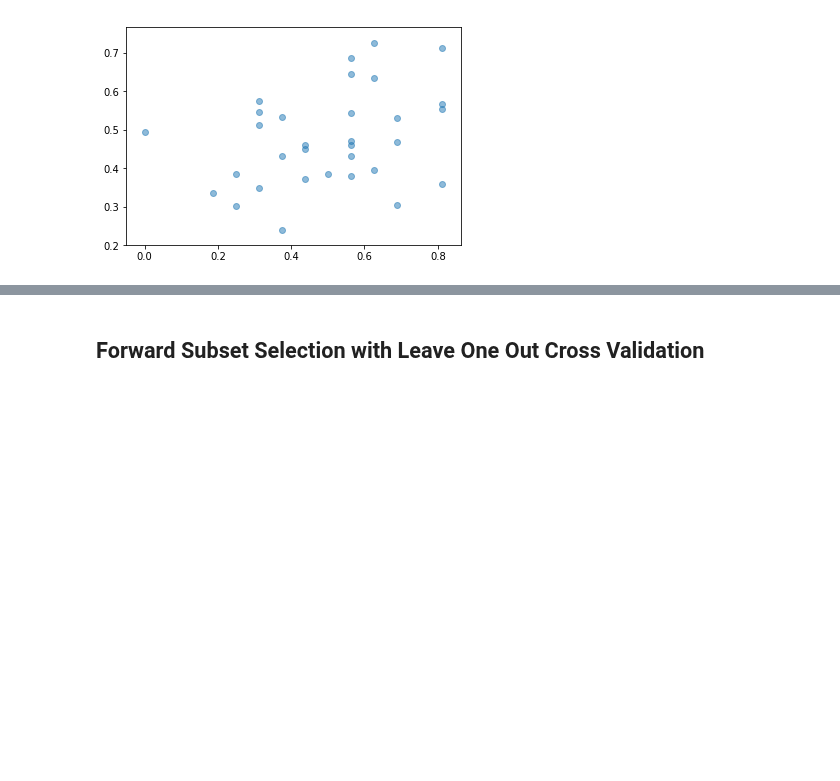
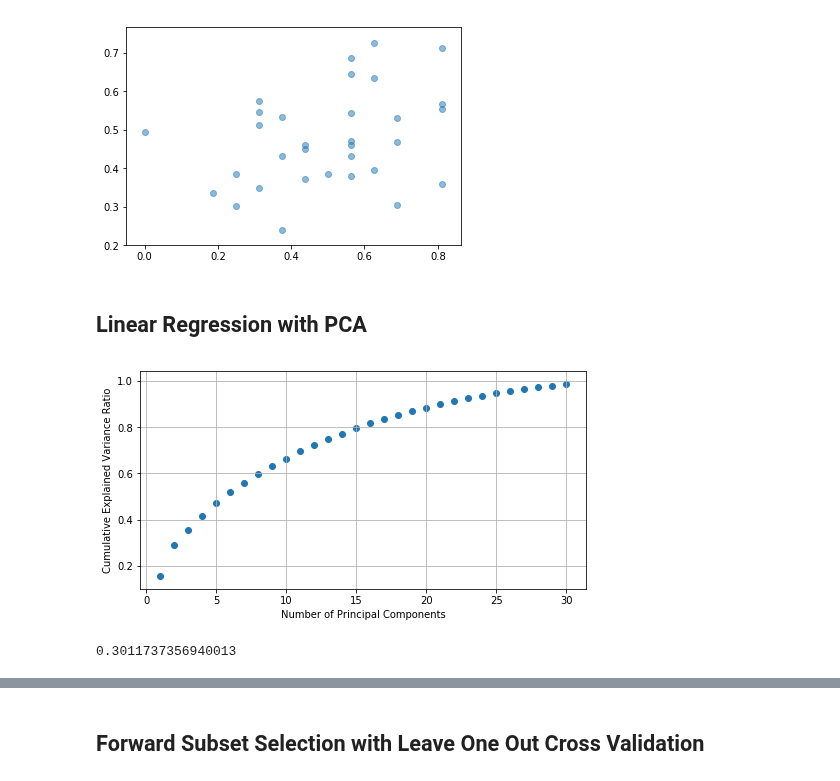
Before and after one commit to tsansom/Springboard-Data-Science, a Jupyter notebook: capstone_projects/nfl/3.1 - Predicting Win Percentage.ipynb, the cells around one changed output, grey strips where cells are left out. Drawn from its saved outputs; the diff is of its cells as text; code cells hidden in the pictures; blank space fills up the shorter version.

```diff
--- a/capstone_projects/nfl/3.1 - Predicting Win Percentage.ipynb
+++ b/capstone_projects/nfl/3.1 - Predicting Win Percentage.ipynb
@@ -104,3 +105,28 @@ _ = plt.scatter(y_valid[target_var], y_pred, alpha=0.5)
 R2 Score: 0.005861250327653833
 RMSE: 0.19644550199328642
 [figure]
+# %% [markdown]
+## Linear Regression with PCA
+# %%
+from sklearn.decomposition import PCA
+
+pca = PCA(n_components=30, random_state=42)
+
+X_pca = pd.DataFrame(pca.fit_transform(X), index=X.index)
+# %%
+pca.explained_variance_ratio_.cumsum()
+
+fig, ax = plt.subplots(1, 1, figsize=(8, 4))
+
+_ = ax.scatter(range(1, len(X_pca.columns)+1), pca.explained_variance_ratio_.cumsum())
+_ = ax.set(xlabel='Number of Principal Components', ylabel='Cumulative Explained Variance Ratio')
+_ = ax.grid()
+# %% [output]
+[figure, added]
+# %%
+lr = LinearRegression()
+lr.fit(X_pca, y[target_var])
+y_pred = lr.predict(pca.transform(X_valid))
+r2_score(y_valid[target_var], y_pred)
+# %% [output]
+0.3011737356940013
```
Also changed, not shown: parts of 9 cells of this notebook, 1 other file.
